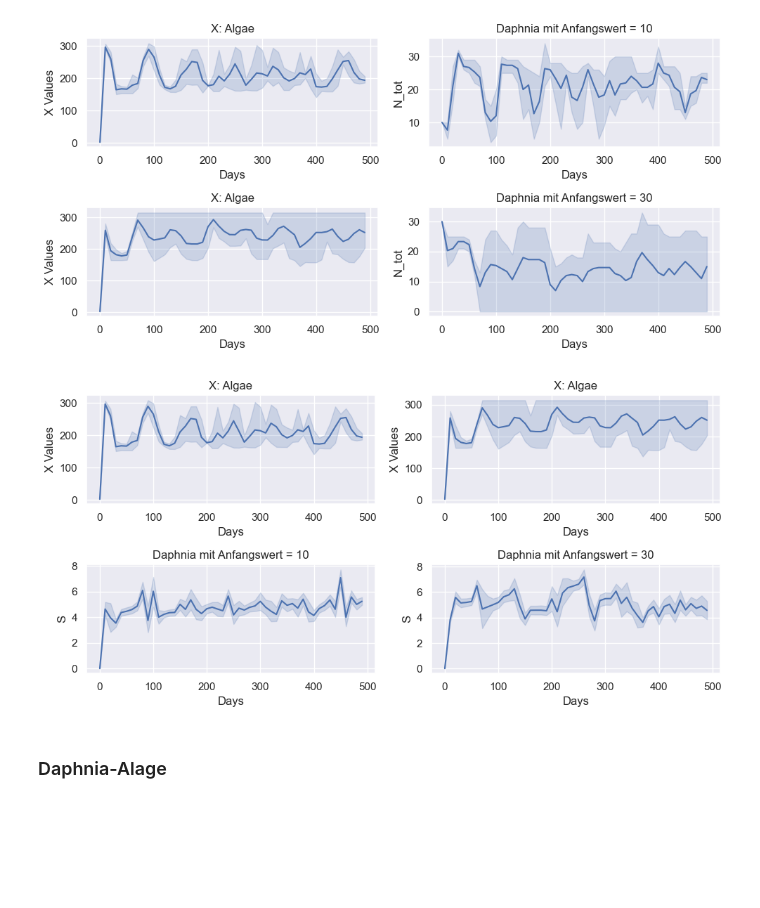
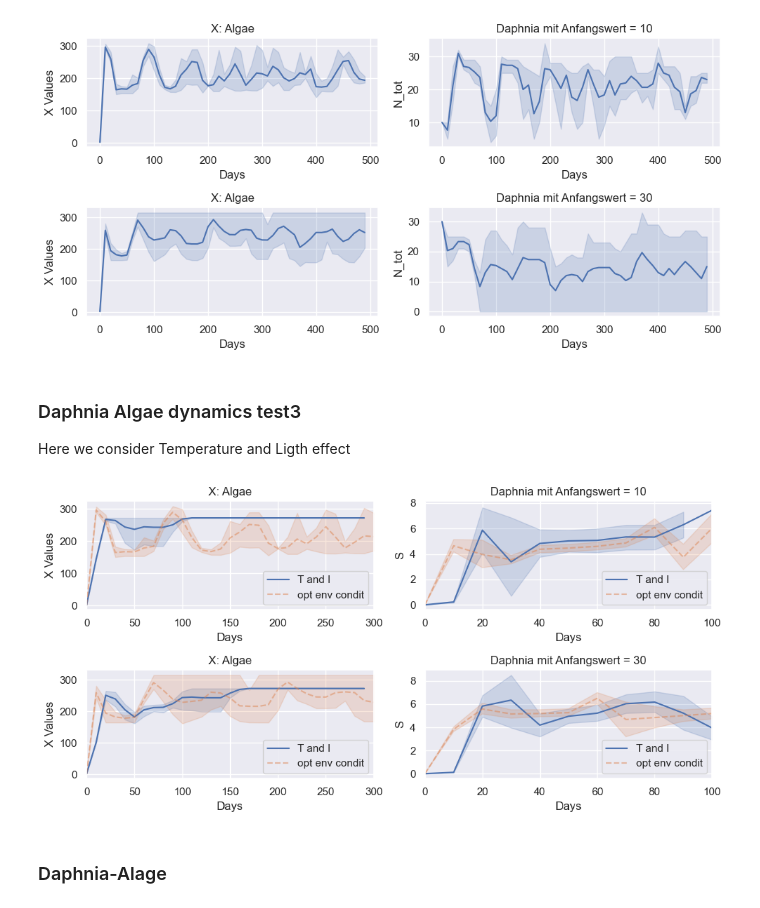
Before and after one commit to Valentin-Schwarz/mempyDEB, a Jupyter notebook: mempyDEB/DEBIBM/algea_model.ipynb, the cells around one changed output. Cells and saved outputs as stored; diff of their text form; code cells hidden in the pictures; blank space fills up the shorter version.

Commit message:
temperature and light implemented

```diff
--- a/mempyDEB/DEBIBM/algea_model.ipynb
+++ b/mempyDEB/DEBIBM/algea_model.ipynb
@@ -261,3 +371,6 @@ plt.tight_layout()
 plt.show()
 # %% [output]
 [figure]
+# %% [markdown]
+### Daphnia Algae dynamics test3
+Here we consider Temperature and Ligth effect
@@ -264,31 +398,34 @@ plt.show()
 # %%
 fig, ax = plt.subplots(ncols = 2, nrows=2, figsize = (10,5))
-col_index = 0
+row_index = 0
 daph_ind = 0
 
-for i in sim_dap_arr:
-    mout_dap, aout_dap = i
+for i in sim_dap_arr2:
+    mout_dap2, aout_dap2 = i
+    mout_dap, aout_dap = sim_dap_arr[daph_ind]
 
-    sns.lineplot(data=mout_dap, x='t_day',y='X', ax= ax[0,col_index] )
-    ax[0,col_index].set_title('X: Algae')
-    ax[0,col_index].set_xlabel('Days')
-    ax[0,col_index].set_ylabel('X Values')
-    #ax[row_plot1,0].set_xlim(0,365)
+    sns.lineplot(data=mout_dap2, x='t_day',y='X', ax= ax[row_index,0], label='T and I' )
+    sns.lineplot(data=mout_dap, x='t_day',y='X', ax= ax[row_index,0], linestyle='--', label='opt env condit', alpha=0.5 )
+    ax[row_index,0].set_title('X: Algae')
+    ax[row_index,0].set_xlabel('Days')
+    ax[row_index,0].set_ylabel('X Values')
+    ax[row_index,0].set_xlim(0,300)
 
-    sns.lineplot(data=aout_dap, x='t_day',y='S', ax= ax[1,col_index] )
-    ax[1,col_index].set_title(f'Daphnia mit Anfangswert = {daph_vals[daph_ind]}')
-    ax[1,col_index].set_xlabel('Days')
-    ax[1,col_index].set_ylabel('S')
-    #ax[2].set_xlim(0,365)
+    sns.lineplot(data=aout_dap2, x='t_day',y='S', ax= ax[row_index, 1], label='T and I'  )
+    sns.lineplot(data=aout_dap, x='t_day',y='S', ax= ax[row_index, 1], linestyle='--', label='opt env condit', alpha=0.5 )
+    ax[row_index, 1].set_title(f'Daphnia mit Anfangswert = {daph_vals[daph_ind]}')
+    ax[row_index, 1].set_xlabel('Days')
+    ax[row_index, 1].set_ylabel('S')
+    ax[row_index, 1].set_xlim(0,100)
 
-    col_index += 1
+    row_index += 1
     daph_ind += 1
 
 
 plt.tight_layout()
 plt.show()
 # %% [output]
-[figure, old version]
+[figure, new version]
 # %% [markdown]
 ### Daphnia-Alage
 # %%
```
Also changed, not shown: parts of 14 cells of this notebook, 2 other files.
